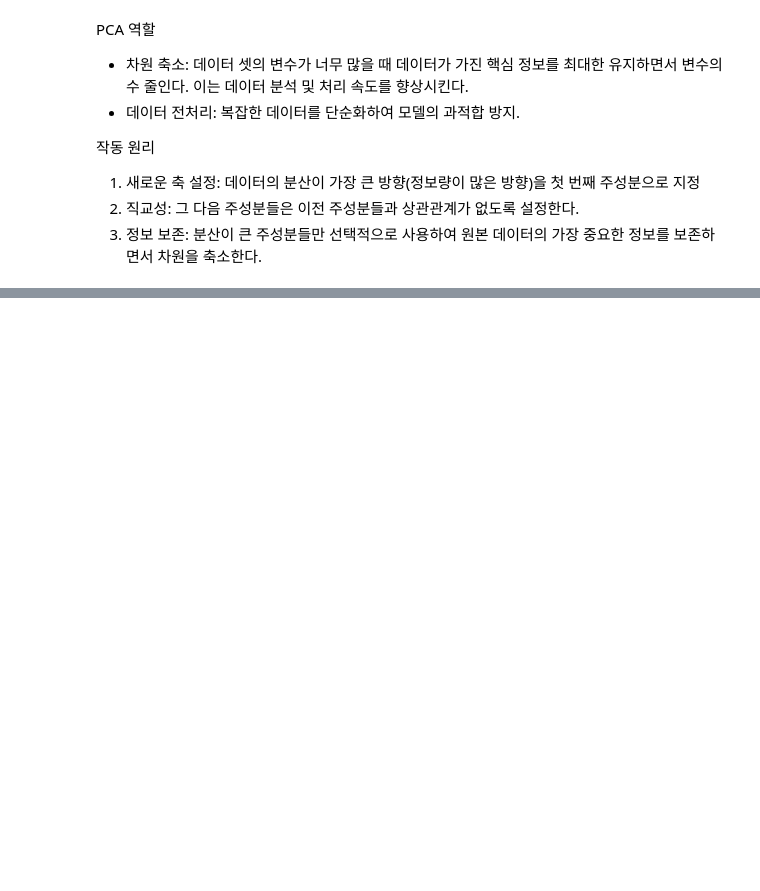
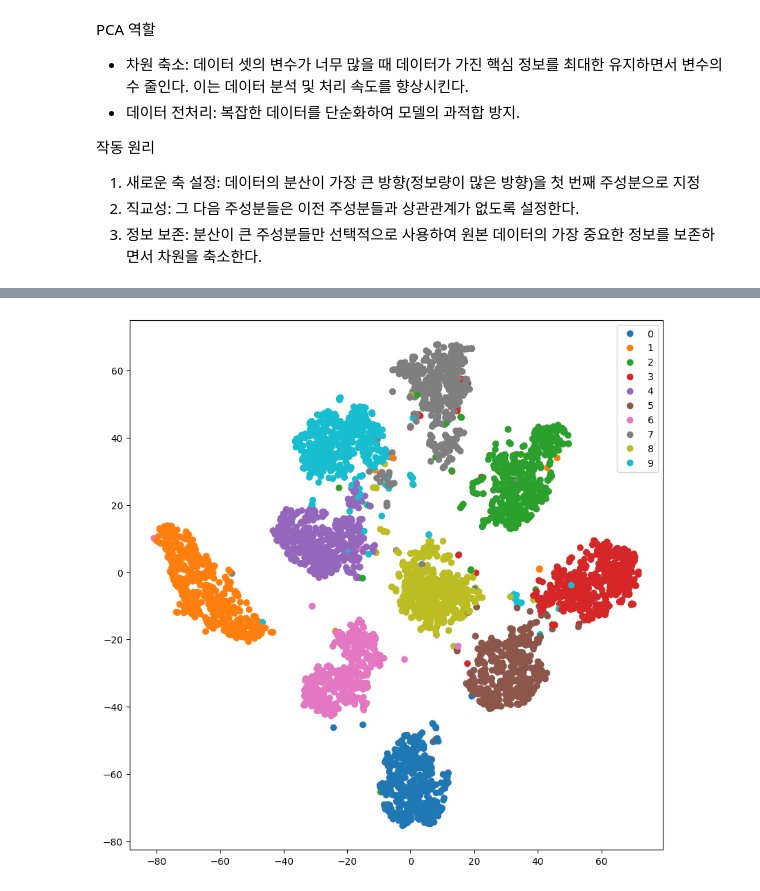
Before and after one commit to yueop/Classification-Practice, a Jupyter notebook: Classification_Practice.ipynb, the cells around one changed output, grey strips where cells are left out. Drawn from its saved outputs; the diff is of its cells as text; code cells hidden in the pictures; blank space fills up the shorter version.

```diff
--- a/Classification_Practice.ipynb
+++ b/Classification_Practice.ipynb
@@ -460,0 +558,6 @@ PCA 역할
+# %%
+#중간 은닉층 결과 시각화
+intermediate_tsne_data = get_tsne(intermediates, n_images=N_IMAGES)
+plot_representations(intermediate_tsne_data, labels, n_images=N_IMAGES)
+# %% [output]
+[figure, added]
```
Also changed, not shown: parts of 16 cells of this notebook.
